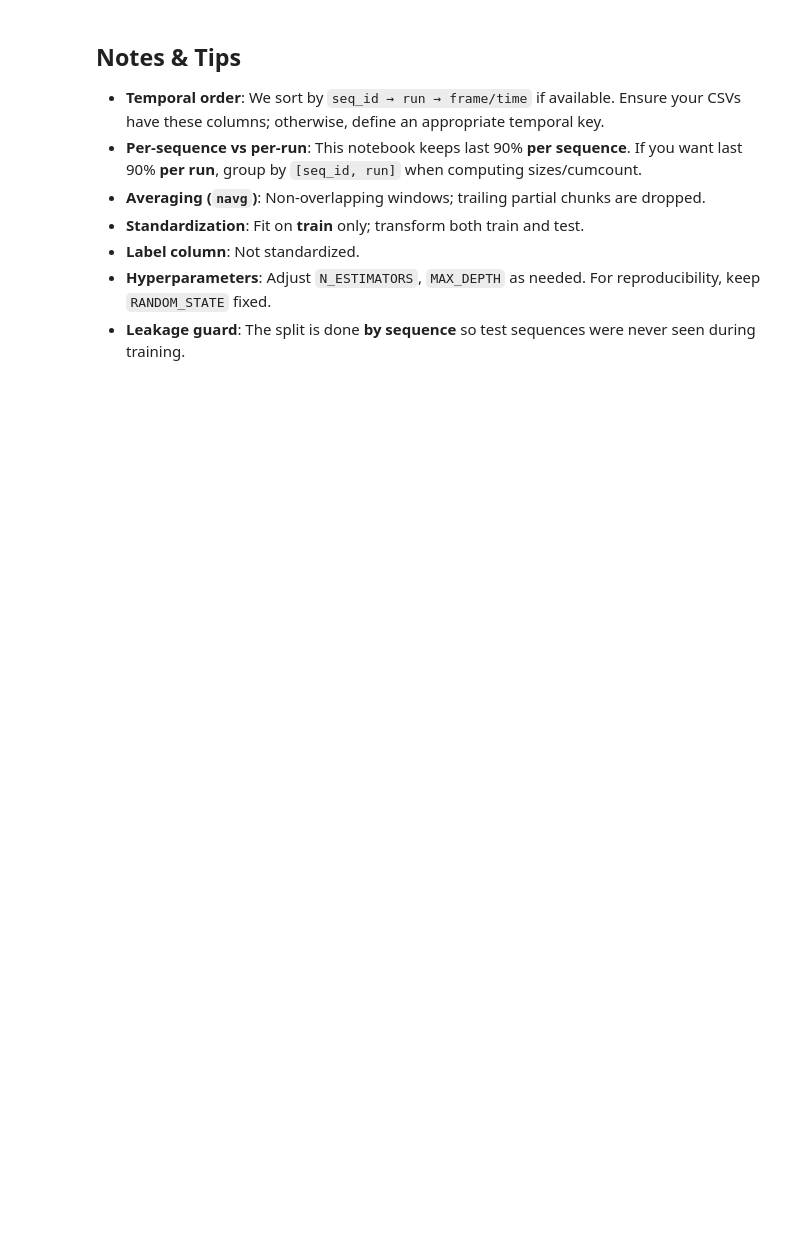
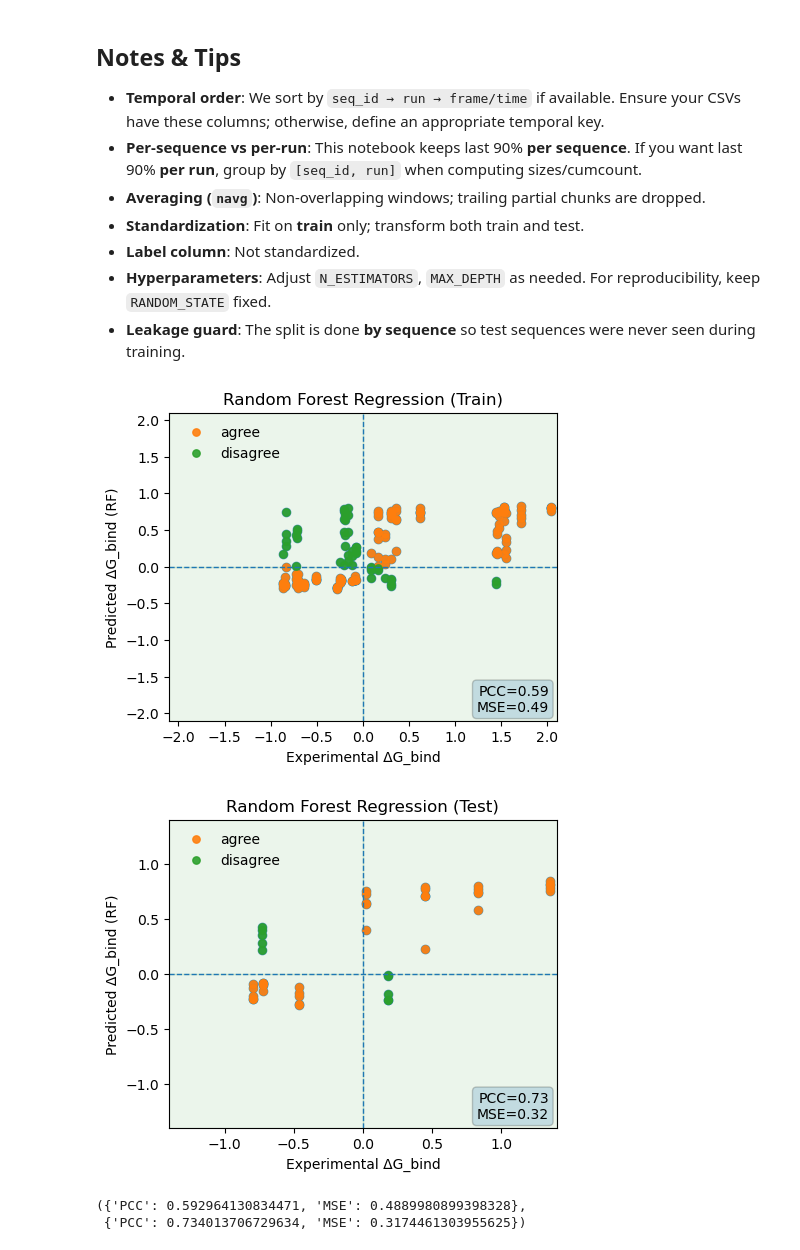
Before and after one commit to Nakshatra120/ML-Protein-DNA-Binding-Affinity, a Jupyter notebook: tutorial notebooks/walkthrough-RF-2.ipynb, the cells around one changed output. Drawn from its saved outputs; the diff is of its cells as text; code cells hidden in the pictures; blank space fills up the shorter version.

```diff
--- a/tutorial notebooks/walkthrough-RF-2.ipynb
+++ b/tutorial notebooks/walkthrough-RF-2.ipynb
@@ -373,3 +383,82 @@ print(scaler_path)
 - **Label column**: Not standardized.
 - **Hyperparameters**: Adjust `N_ESTIMATORS`, `MAX_DEPTH` as needed. For reproducibility, keep `RANDOM_STATE` fixed.
 - **Leakage guard**: The split is done **by sequence** so test sequences were never seen during training.
+# %%
+import numpy as np
+import matplotlib.pyplot as plt
+from sklearn.metrics import confusion_matrix, accuracy_score, f1_score
+try:
+    from scipy.stats import pearsonr
+    _has_scipy = True
+except Exception:
+    _has_scipy = False
+# %%
+# Sign convention: usually ΔG_bind < 0 => "Binding"
+THRESH = 0.0
+BIND_IS_NEGATIVE = True  # if False, binding means value >= THRESH
+
+def pcc(a, b):
+    if _has_scipy:
+        r, _ = pearsonr(a, b)
+        return r
+    # fallback
+    return np.corrcoef(a, b)[0,1]
+# %%
+def scatter_with_quadrants(y_true, y_pred, title):
+    # Axes limits symmetrical around 0 (like the paper’s look)
+    x = np.asarray(y_true)
+    y = np.asarray(y_pred)
+    lim = max(np.max(np.abs(x)), np.max(np.abs(y)))
+    lim = float(np.ceil(lim * 10) / 10.0)
+
+    # Compute metrics
+    _pcc = pcc(x, y)
+    _mse = np.mean((x - y)**2)
+
+    fig, ax = plt.subplots(figsize=(5, 4))
+    ax.scatter(x, y, alpha=0.7)
+
+    # zero lines
+    ax.axvline(0, linestyle="--", linewidth=1)
+    ax.axhline(0, linestyle="--", linewidth=1)
+
+    # quadrant shading: agree on sign (both <0 OR both >=0) -> green; disagree -> red
+    agree = np.sign(x - THRESH) == np.sign(y - THRESH)
+    disagree = ~agree
+
+    # light background shading by quadrants
+    ax.fill_between([-lim, 0], 0,  lim, alpha=0.08, step="pre", color="green")  # QI (x<0,y>0) to be red later
+    ax.fill_between([-lim, 0], -lim, 0, alpha=0.08, step="pre", color="green")
+    ax.fill_between([0, lim],  0,  lim, alpha=0.08, step="pre", color="green")
+    ax.fill_between([0, lim], -lim, 0, alpha=0.08, step="pre", color="green")
+
+    # Re-plot points colored by agreement for clarity
+    ax.scatter(x[agree],    y[agree],    alpha=0.9, label="agree", s=28)
+    ax.scatter(x[disagree], y[disagree], alpha=0.9, label="disagree", s=28)
+
+    ax.set_xlim(-lim, lim)
+    ax.set_ylim(-lim, lim)
+    ax.set_xlabel("Experimental ΔG_bind")
+    ax.set_ylabel("Predicted ΔG_bind (RF)")
+    ax.set_title(title)
+
+    # Add PCC & MSE box (like the figure)
+    ax.text(0.98, 0.02, f"PCC={_pcc:.2f}\nMSE={_mse:.2f}",
+            transform=ax.transAxes, ha="right", va="bottom",
+            bbox=dict(boxstyle="round", alpha=0.2))
+
+    ax.legend(loc="upper left", frameon=False)
+    plt.show()
+    return {"PCC": _pcc, "MSE": _mse}
+
+# Use the predictions you already computed:
+# y_train, pred_train, y_test, pred_test
+
+metrics_A_train = scatter_with_quadrants(y_train, pred_train, "Random Forest Regression (Train)")
+metrics_A_test  = scatter_with_quadrants(y_test,  pred_test,  "Random Forest Regression (Test)")
+metrics_A_train, metrics_A_test
+# %% [output]
+[figure, added]
+[figure, added]
+({'PCC': 0.592964130834471, 'MSE': 0.4889980899398328},
+ {'PCC': 0.734013706729634, 'MSE': 0.3174461303955625})
```
Also changed, not shown: parts of 14 cells of this notebook, 4 other files.
